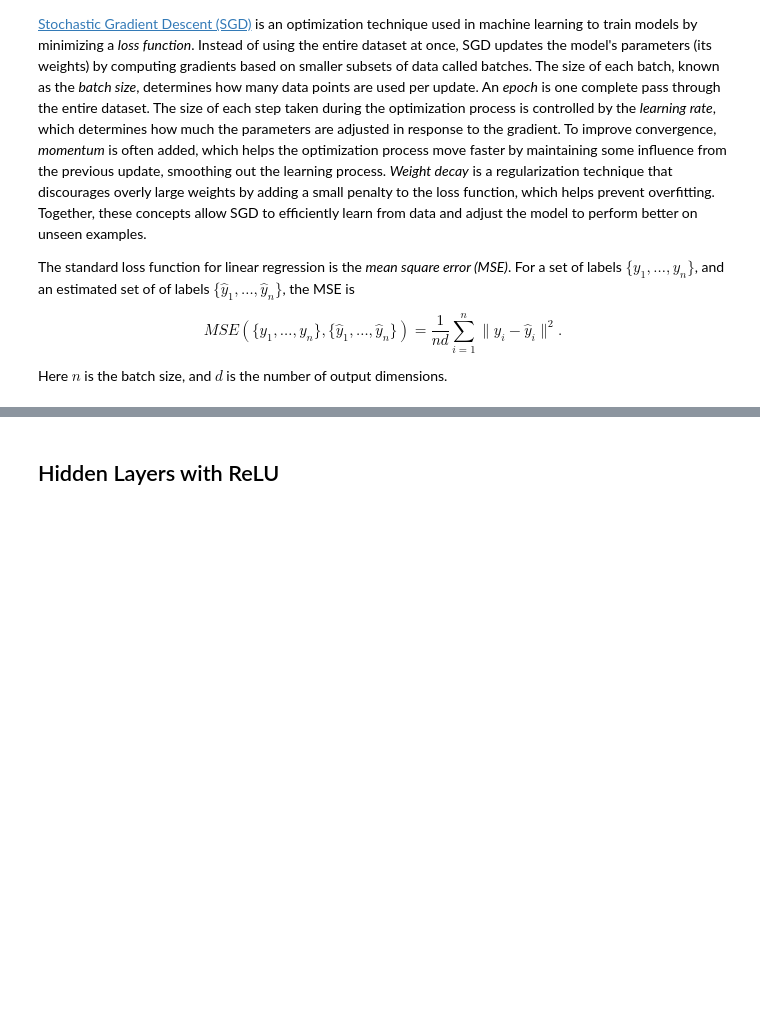
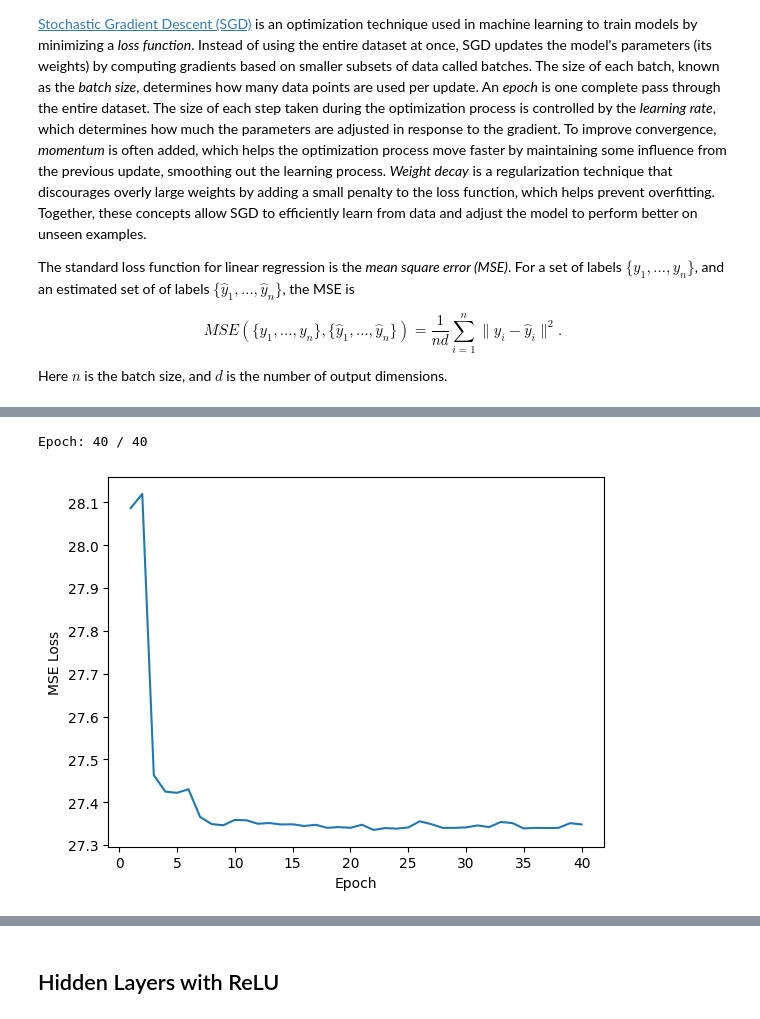
Before and after one commit to adamcataldo/letsbuildmodels, a Jupyter notebook: alexnet/AlexNet.ipynb, the cells around one changed output, grey strips where cells are left out. Cells and saved outputs as stored; diff of their text form; code cells hidden in the pictures; blank space fills up the shorter version.

```diff
--- a/alexnet/AlexNet.ipynb
+++ b/alexnet/AlexNet.ipynb
@@ -183,0 +193,46 @@ IntProgress(value=0, bar_style='success', description='Progress:', max=40, style
+# %%
+def train_model(model, train_loader):
+    model.train()
+
+    criterion = nn.MSELoss()
+    optimizer = optim.SGD(model.parameters(), lr=learning_rate, momentum=momentum, weight_decay=weight_decay)
+
+    x = np.arange(1, epochs + 1)
+    y = np.zeros(epochs)
+
+    print("Epoch:  0 / 40 ", end="\r")
+
+    last_loss = float('inf')
+
+    for epoch in range(epochs):
+        epoch_loss = 0.0
+
+        for inputs, targets in train_loader:
+            inputs, targets = inputs.to(device), targets.to(device)
+            predictions = model(inputs)
+            loss = criterion(predictions, targets)
+            optimizer.zero_grad()
+            loss.backward()
+            optimizer.step()
+            epoch_loss += loss.item()
+        y[epoch] = epoch_loss
+        print(f"Epoch: {epoch + 1:2} / 40", end = "\r")
+
+        if epoch_loss >= last_loss:
+            # Reduce learning rate by a factor of 10 if loss didn't improve
+            for param_group in optimizer.param_groups:
+                param_group['lr'] /= 10
+        last_loss = epoch_loss
+
+    return (x, y)
+
+(x, y) = train_model(linear_model, train_loader)
+
+fig, ax = plt.subplots()
+ax.plot(x, y)
+ax.set_xlabel("Epoch")
+ax.set_ylabel("MSE Loss")
+plt.show()
+# %% [output]
+Epoch: 40 / 40
+[figure, added]
```
Also changed, not shown: parts of 14 cells of this notebook, 1 other file.
